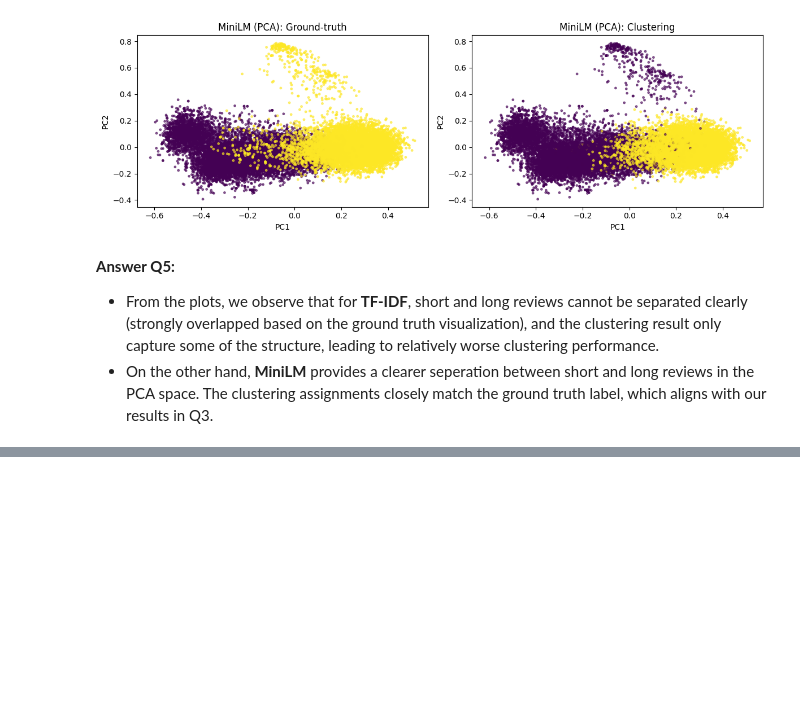
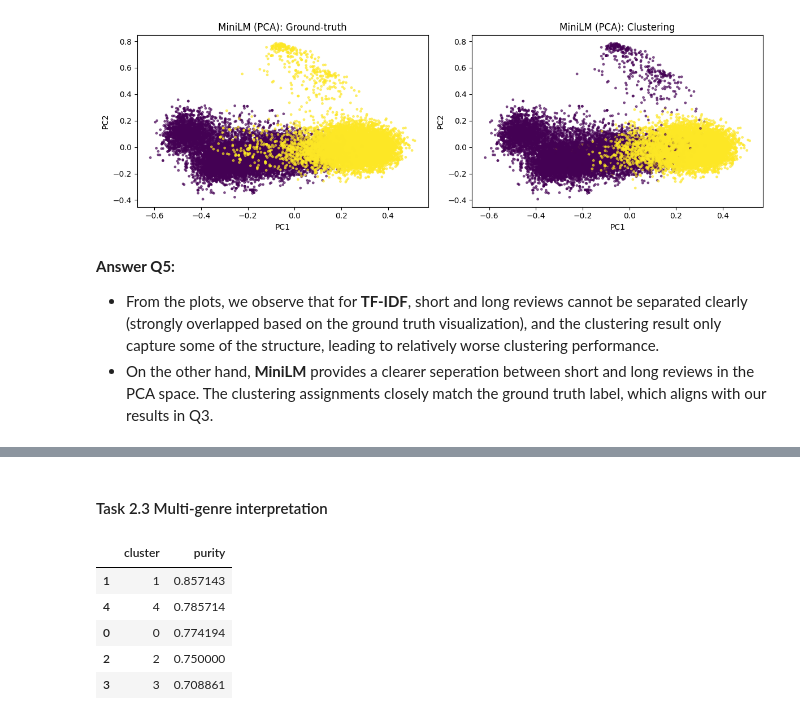
Before and after one commit to Parixxx21/ECE219-Project2, a Jupyter notebook: P2.ipynb, the cells around one changed output, grey strips where cells are left out. Saved outputs shown, nothing was run; the diff lists cells and outputs as text; code cells hidden in the pictures; blank space fills up the shorter version.

```diff
--- a/P2.ipynb
+++ b/P2.ipynb
@@ -323,0 +590,51 @@ plt.show()
+# %% [markdown]
+#### Task 2.3 Multi-genre interpretation
+# %%
+import numpy as np
+
+# compute purity for a given cluster
+def cluster_purity(labels, cluster_id):
+    idxs = np.where(labels == cluster_id)[0]
+    total = len(idxs)
+
+    genre_counter = Counter()
+    for i in idxs:
+        genre_counter.update(games.loc[i, "genre_list"])
+
+    if total == 0:
+        return 0.0, []
+
+    top_genre, top_count = genre_counter.most_common(1)[0]
+    purity = top_count / total
+
+    top3 = genre_counter.most_common(3)
+    top3 = [(g, f/total) for g, f in top3]
+
+    return purity, top3
+
+# find the chosen pipeline
+for name, labels, summary in pipelines:
+    if name == "minilm_svd50_kmeans5":
+        best_labels = labels
+        break
+
+# compute purity for each cluster
+clusters = sorted(set(best_labels))
+purity_rows = []
+
+for c in clusters:
+    purity, top3 = cluster_purity(best_labels, c)
+    purity_rows.append({
+        "cluster": c,
+        "purity": purity
+    })
+
+purity_df = pd.DataFrame(purity_rows).sort_values("purity", ascending=False)
+purity_df
+# %% [output]
+|  | cluster | purity |
+| 1 | 1 | 0.857143 |
+| 4 | 4 | 0.785714 |
+| 0 | 0 | 0.774194 |
+| 2 | 2 | 0.750000 |
+| 3 | 3 | 0.708861 |
```
Also changed, not shown: parts of 15 cells of this notebook, 1 other file.
